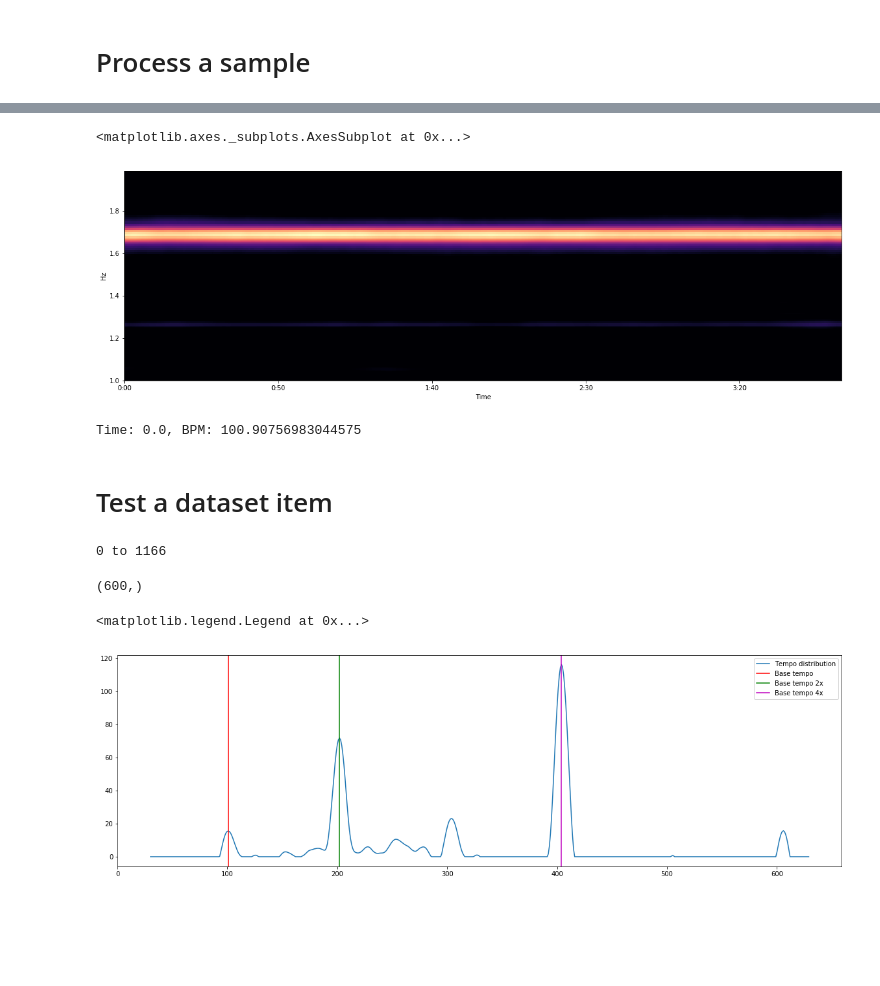
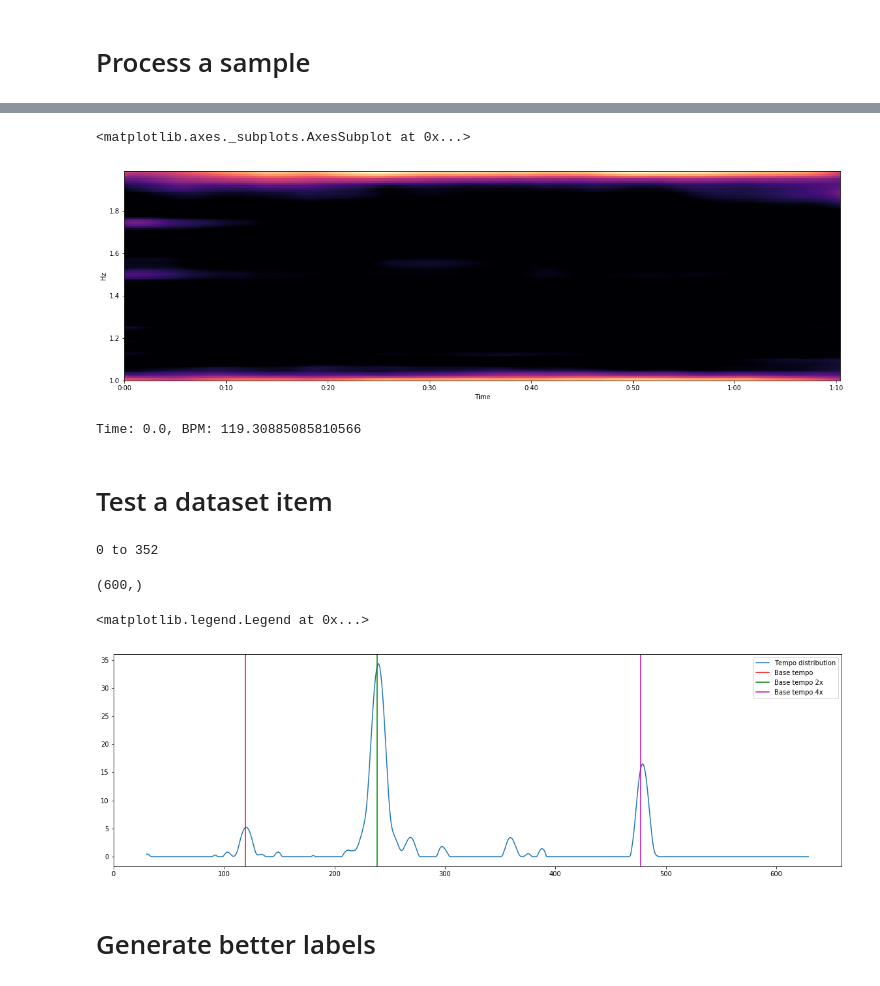
Before and after one commit to EgorDm/TempoMultiplePrediction, a Jupyter notebook: notebooks/dataset_gen.ipynb, the cells around one changed output, grey strips where cells are left out. Drawn from its saved outputs; the diff is of its cells as text; code cells hidden in the pictures; blank space fills up the shorter version.

Commit message:
Finished dataset generate experimentation. TODO: implement

```diff
--- a/notebooks/dataset_gen.ipynb
+++ b/notebooks/dataset_gen.ipynb
@@ -100,21 +109,21 @@ librosa.display.specshow(np.abs(cyclic_tempogram.to_array()), x_axis='time', y_a
 # %%
 # Smoothen tempogram
 smooth_length = 20
-smoothed_tempogram = lt.smoothen_tempogram(cyclic_tempogram, cyclic_tempogram_y_axis, t, smooth_length_samples)
+smoothed_tempogram = lt.smoothen_tempogram(cyclic_tempogram, cyclic_tempogram_y_axis, t, smooth_length)
 # %%
 # Show smoothed tempogram
 librosa.display.specshow(np.abs(smoothed_tempogram.to_array()), x_axis='time', y_axis='linear', x_coords=t_np, y_coords=cyclic_tempogram_y_axis.to_array()[:, 0])
 # %% [output]
 <matplotlib.axes._subplots.AxesSubplot at 0x...>
-[figure, old version]
+[figure, new version]
 # %%
 # Tempo sections
 tempo_curve = lt.tempogram_to_tempo_curve(smoothed_tempogram, cyclic_tempogram_y_axis)
 tempo_curve = lt.correct_tempo_curve(tempo_curve, t, 5)
 tempo_sections = lt.curve_to_sections(tempo_curve, t, ref_tempo, 100000, 1.5)
-for s in tempo_sections: print(f'Time: {s.offset}, BPM: {s.bpm}')
+for s in tempo_sections: print(f'Time: {s.start}, BPM: {s.bpm}')
 # %% [output]
-Time: 0.0, BPM: 100.90756983044575
+Time: 0.0, BPM: 119.30885085810566
 # %% [markdown]
 # Test a dataset item
 # %%
@@ -124,7 +133,7 @@ section_start_idx = np.searchsorted(t_np, candidate_section.start)
 section_end_idx = np.searchsorted(t_np, candidate_section.end)
 print(f'{section_start_idx} to {section_end_idx}')
 # %% [output]
-0 to 1166
+0 to 352
 # %%
 tempogram_np = np.abs(tempogram.to_array())
 # %%
@@ -137,9 +146,13 @@ tempo_distribution.shape
 # %%
 plt.plot(np.arange(start_tempo, end_tempo), tempo_distribution, label='Tempo distribution')
 plt.axvline(x=candidate_section.bpm, label='Base tempo', color='r')
 plt.axvline(x=candidate_section.bpm * 2, label='Base tempo 2x', color='g')
 plt.axvline(x=candidate_section.bpm * 4, label='Base tempo 4x', color='m')
+if candidate_section.bpm * 8 < end_tempo:
+    plt.axvline(x=candidate_section.bpm * 8, label='Base tempo 8x', color='m')
 plt.legend()
 # %% [output]
 <matplotlib.legend.Legend at 0x...>
-[figure, old version]
+[figure, new version]
+# %% [markdown]
+# Generate better labels
```
Also changed, not shown: parts of 18 cells of this notebook.
